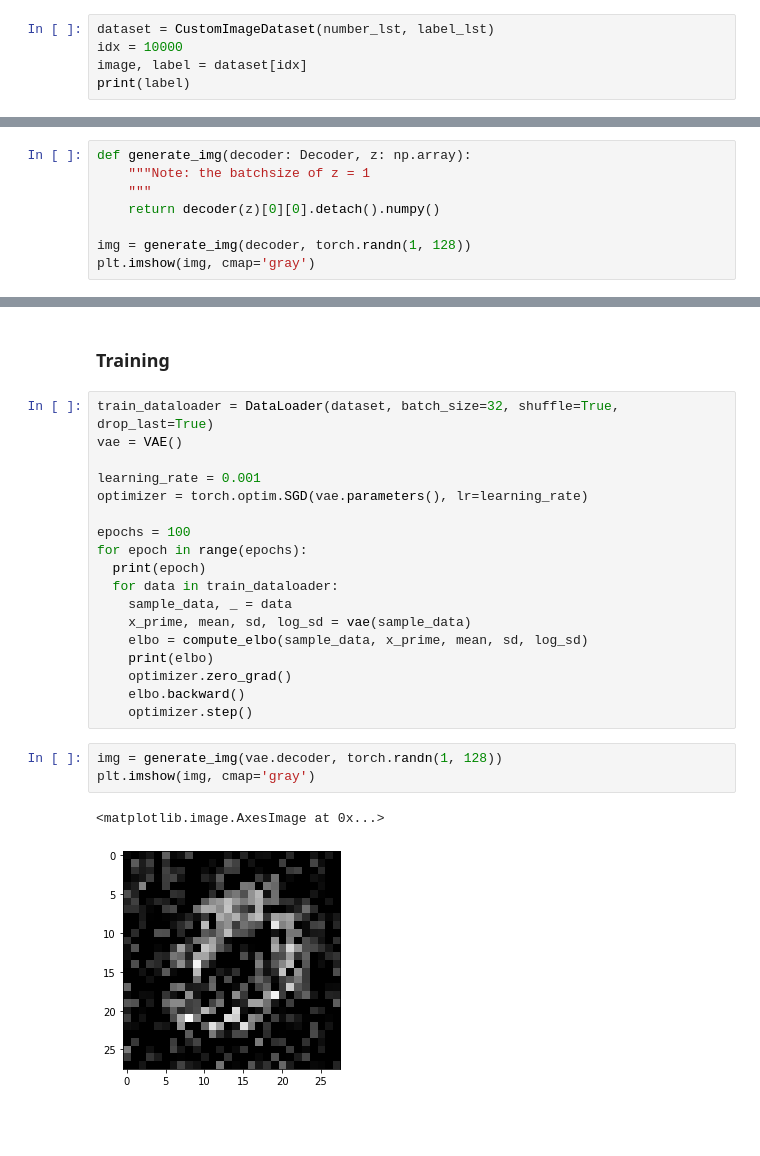
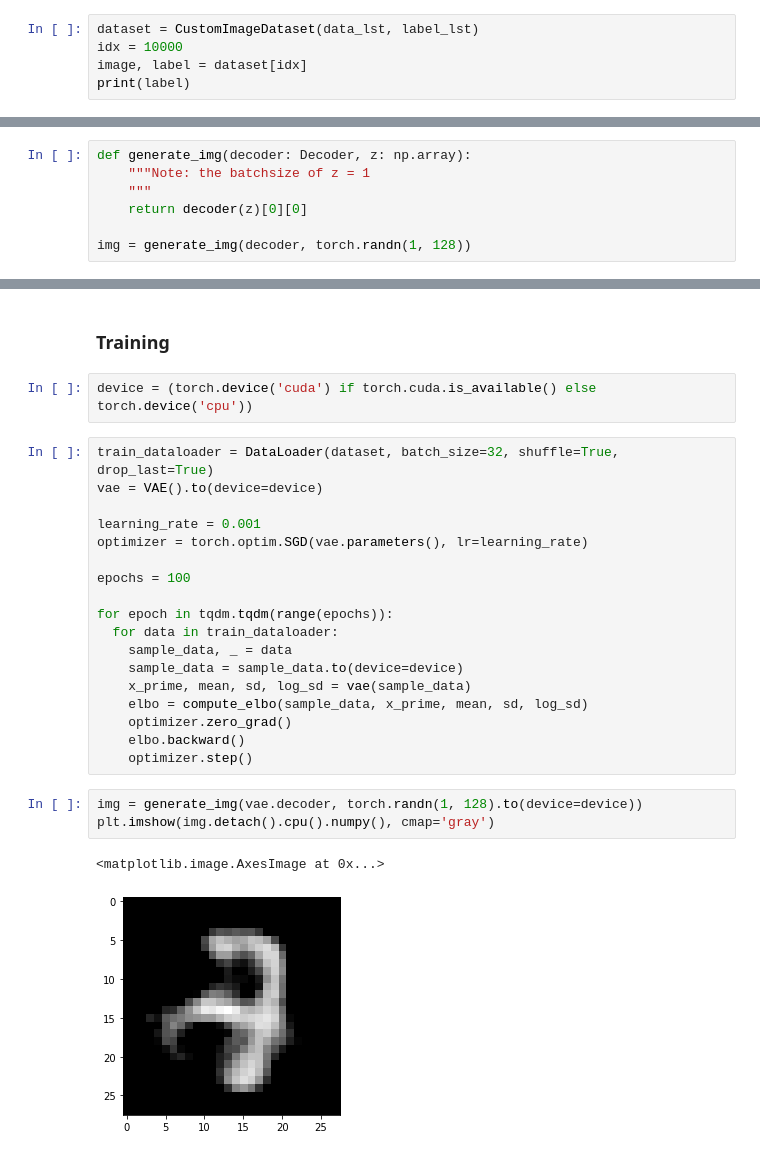
Before and after one commit to JunruL/Variational-Autoencoder, a Jupyter notebook: VAE.ipynb, the cells around one changed output, grey strips where cells are left out. Saved outputs shown, nothing was run; the diff lists cells and outputs as text; blank space fills up the shorter version.

```diff
--- a/VAE.ipynb
+++ b/VAE.ipynb
@@ -45,7 +46,7 @@ for number in range(10):
   data_lst += ['./mnist_png/train/' + str(number) + '/' + str(file) for file in number_lst]
   label_lst += [number for _ in range(len(number_lst))]
 # %%
-dataset = CustomImageDataset(number_lst, label_lst)
+dataset = CustomImageDataset(data_lst, label_lst)
 idx = 10000
 image, label = dataset[idx]
 print(label)
@@ -159,7 +178,6 @@ torch.Size([32, 1, 28, 28])
 def generate_img(decoder: Decoder, z: np.array):
     """Note: the batchsize of z = 1
     """
-    return decoder(z)[0][0].detach().numpy()
+    return decoder(z)[0][0]
 
 img = generate_img(decoder, torch.randn(1, 128))
-plt.imshow(img, cmap='gray')
@@ -214,29 +232,31 @@ tensor(nan, grad_fn=<MulBackward0>)
 # %% [markdown]
 ### Training
+# %%
+device = (torch.device('cuda') if torch.cuda.is_available() else torch.device('cpu'))
 # %%
 train_dataloader = DataLoader(dataset, batch_size=32, shuffle=True, drop_last=True)
-vae = VAE()
+vae = VAE().to(device=device)
 
 learning_rate = 0.001
 optimizer = torch.optim.SGD(vae.parameters(), lr=learning_rate)
 
 epochs = 100
-for epoch in range(epochs):
-  print(epoch)
+
+for epoch in tqdm.tqdm(range(epochs)):
   for data in train_dataloader:
     sample_data, _ = data
+    sample_data = sample_data.to(device=device)
     x_prime, mean, sd, log_sd = vae(sample_data)
     elbo = compute_elbo(sample_data, x_prime, mean, sd, log_sd)
-    print(elbo)
     optimizer.zero_grad()
     elbo.backward()
     optimizer.step()
 # %%
-img = generate_img(vae.decoder, torch.randn(1, 128))
-plt.imshow(img, cmap='gray')
+img = generate_img(vae.decoder, torch.randn(1, 128).to(device=device))
+plt.imshow(img.detach().cpu().numpy(), cmap='gray')
 # %% [output]
 <matplotlib.image.AxesImage at 0x...>
-[figure, old version]
+[figure, new version]
 # %%
 for data in train_dataloader:
   sample_data, sample_label = data
```
Also changed, not shown: parts of 8 cells of this notebook.
